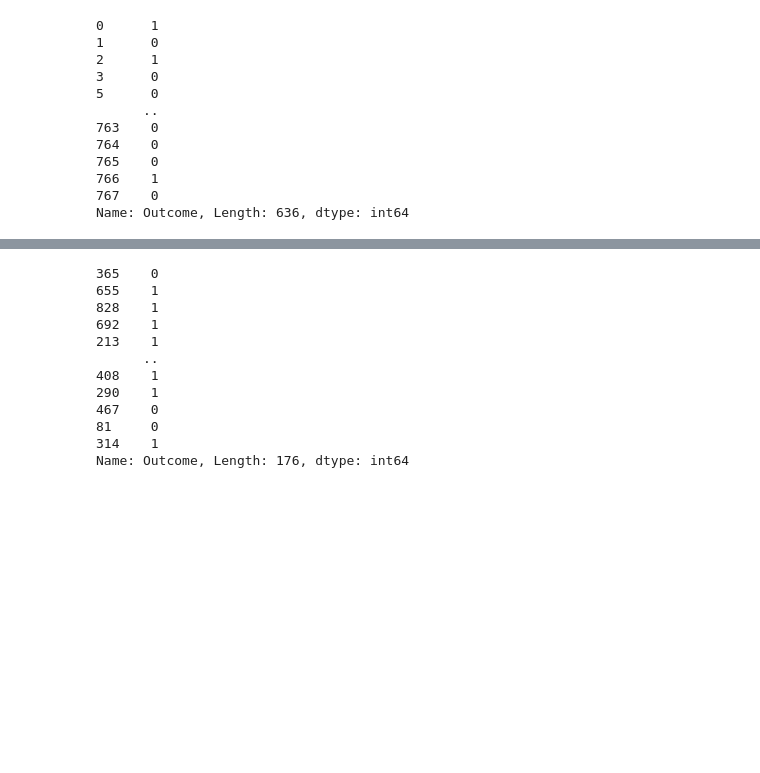
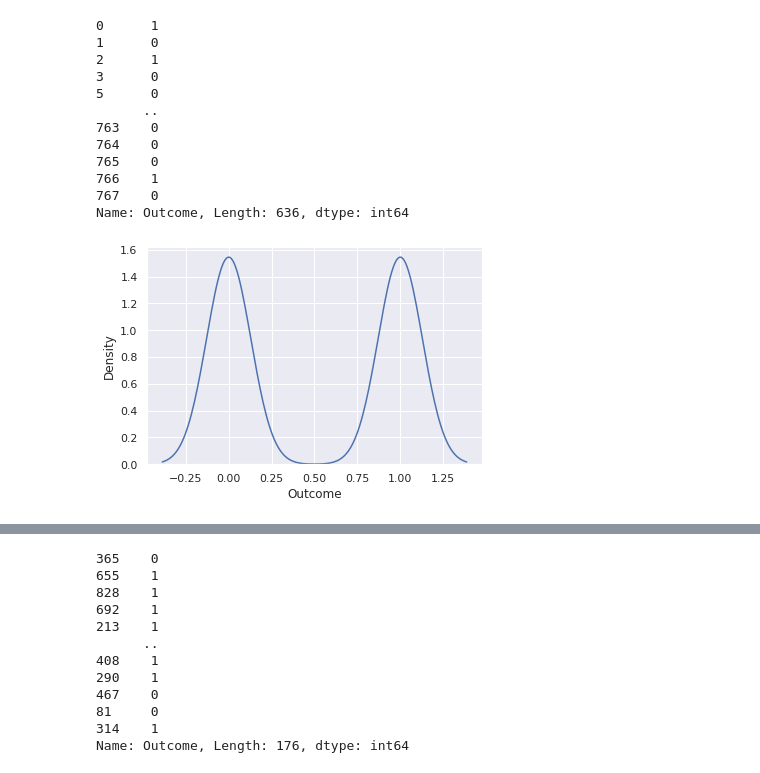
Before and after one commit to singhtanveer38/diabetesPrediction, a Jupyter notebook: diabeties.ipynb, the cells around one changed output, grey strips where cells are left out. Cells and saved outputs as stored; diff of their text form; code cells hidden in the pictures; blank space fills up the shorter version.

```diff
--- a/diabeties.ipynb
+++ b/diabeties.ipynb
@@ -203 +127,6 @@ oversample = SMOTE()
 x, y = oversample.fit_resample(x, y)
+# %%
+sns.kdeplot(y)
+plt.savefig(f"./afterPlot/outcomeDensity.png", dpi=300)
+# %% [output]
+[figure, added]
```
Also changed, not shown: parts of 32 cells of this notebook, 23 other files.
